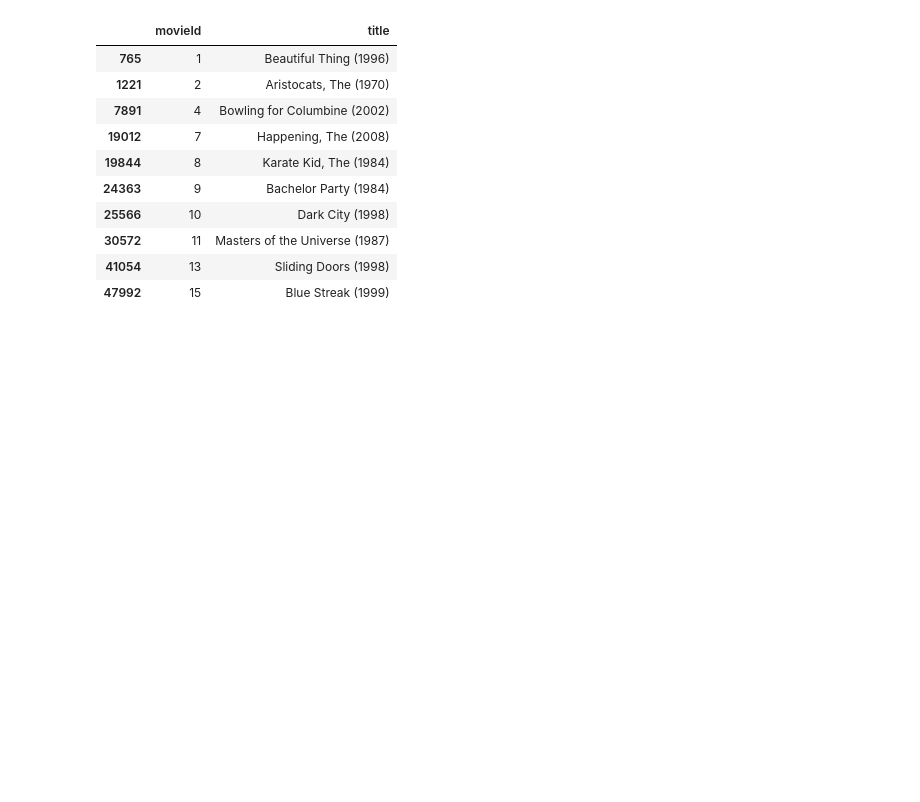
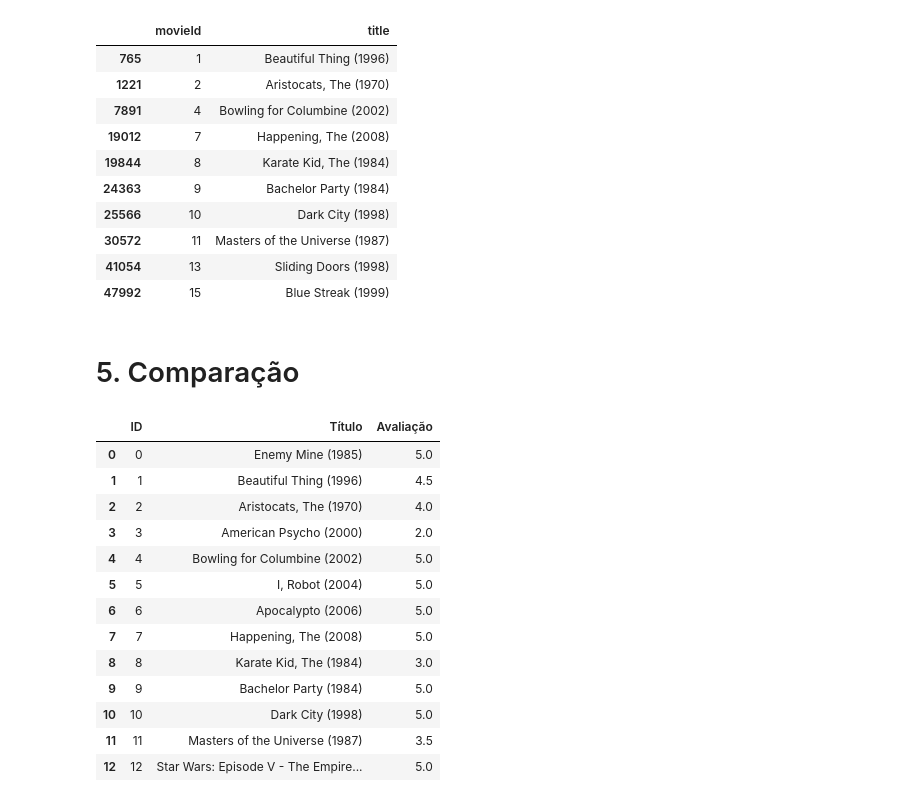
Before and after one commit to israelfs/Movies_Recommendation, a Jupyter notebook: IA_Baseline_e_Apriori.ipynb, the cells around one changed output. Cells and saved outputs as stored; diff of their text form; code cells hidden in the pictures; blank space fills up the shorter version.

```diff
--- a/IA_Baseline_e_Apriori.ipynb
+++ b/IA_Baseline_e_Apriori.ipynb
@@ -804,3 +837,29 @@ recommended_movies[:10]
 | 30572 | 11 | Masters of the Universe (1987) |
 | 41054 | 13 | Sliding Doors (1998) |
 | 47992 | 15 | Blue Streak (1999) |
+# %% [markdown]
+# 5. Comparação
+# %%
+user_id_comp = 0
+# %%
+movies_user = get_movie_ids(df, user_id_comp)
+
+movies_user = [[line, get_movie_title(int(line)), m.floor(get_rating(df, user_id_comp, line) * 10) / 10] for line in movies_user]
+df_user_comp = pd.DataFrame(movies_user, columns=['ID', 'Título', 'Avaliação'])
+
+df_user_comp
+# %% [output]
+|  | ID | Título | Avaliação |
+| 0 | 0 | Enemy Mine (1985) | 5.0 |
+| 1 | 1 | Beautiful Thing (1996) | 4.5 |
+| 2 | 2 | Aristocats, The (1970) | 4.0 |
+| 3 | 3 | American Psycho (2000) | 2.0 |
+| 4 | 4 | Bowling for Columbine (2002) | 5.0 |
+| 5 | 5 | I, Robot (2004) | 5.0 |
+| 6 | 6 | Apocalypto (2006) | 5.0 |
+| 7 | 7 | Happening, The (2008) | 5.0 |
+| 8 | 8 | Karate Kid, The (1984) | 3.0 |
+| 9 | 9 | Bachelor Party (1984) | 5.0 |
+| 10 | 10 | Dark City (1998) | 5.0 |
+| 11 | 11 | Masters of the Universe (1987) | 3.5 |
+| 12 | 12 | Star Wars: Episode V - The Empire... | 5.0 |
```
Also changed, not shown: parts of 37 cells of this notebook.
